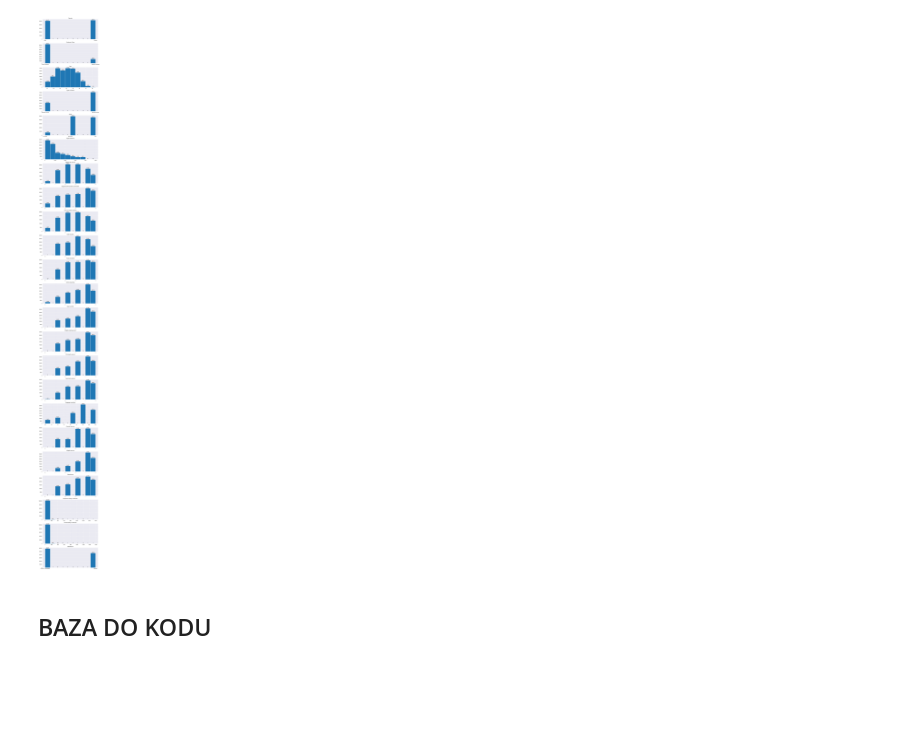
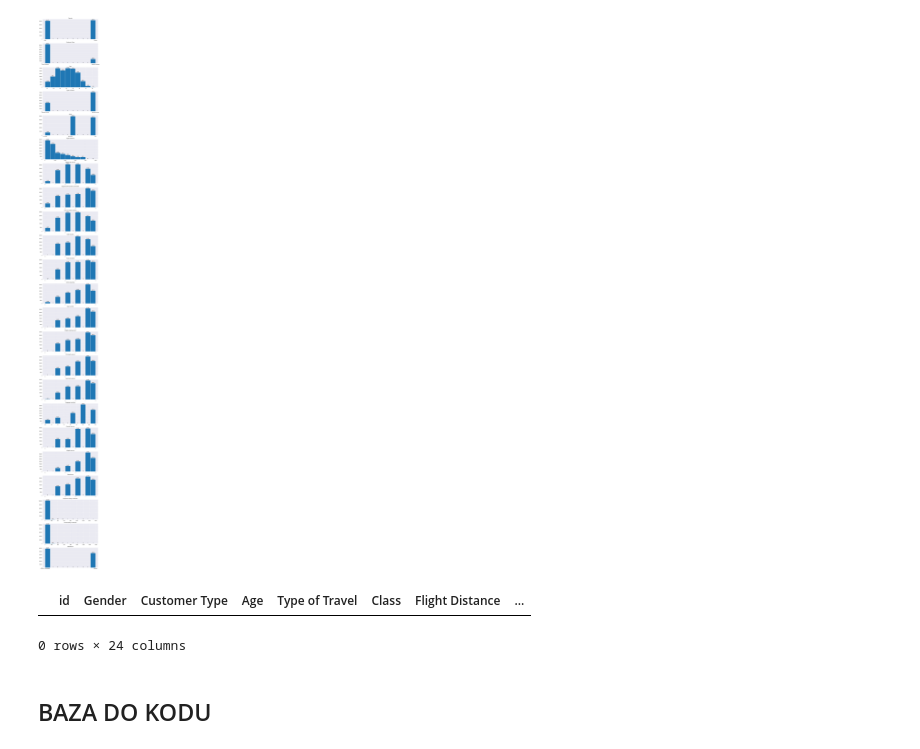
Before and after one commit to jkwiatk1/ZUM, a Jupyter notebook: database/dataPrep.ipynb, the cells around one changed output. Cells and saved outputs as stored; diff of their text form; code cells hidden in the pictures; blank space fills up the shorter version.

```diff
--- a/database/dataPrep.ipynb
+++ b/database/dataPrep.ipynb
@@ -125,5 +125,12 @@ for i, col in enumerate(df_hist.columns):
 plt.show()
 # %% [output]
 [figure]
+# %%
+df1 = df.copy()
+df[df['Arrival Delay in Minutes'] < 0] # sposób na filtrowanie ramki danych
+# df['Arrival Delay in Minutes'].mask(df['Arrival Delay in Minutes'] > 60, None) # zamienia wartości, ktore spełniają warunek na None
+# %% [output]
+|  | id | Gender | Customer Type | Age | Type of Travel | Class | Flight Distance | ... |
+0 rows × 24 columns
 # %% [markdown]
 ## BAZA DO KODU
```
Also changed, not shown: parts of 1 cell of this notebook.
